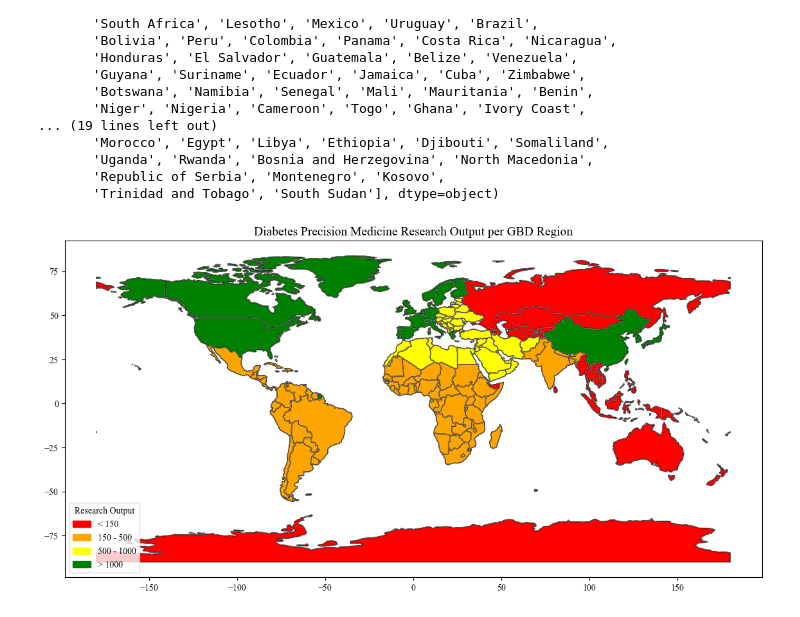
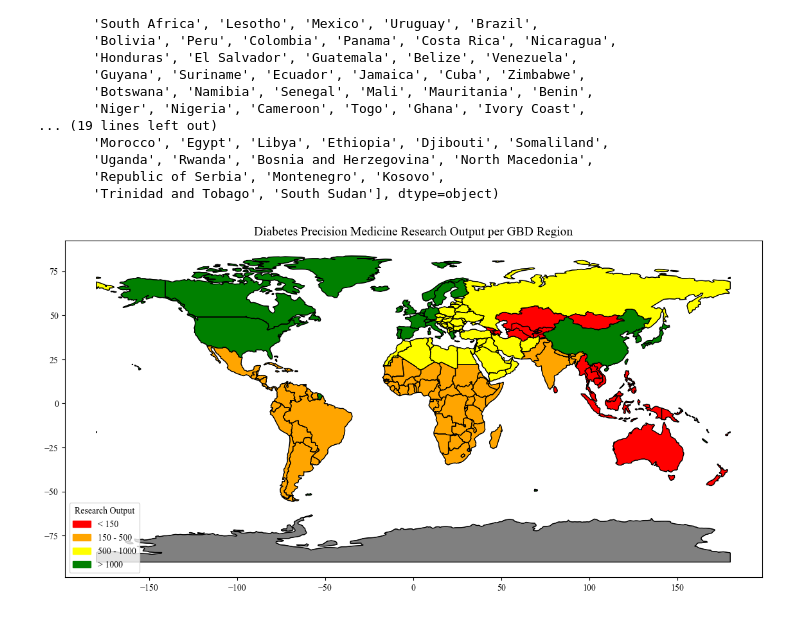
Before and after one commit to chroniq-lab/equity_precision_llm, a Jupyter notebook: preprocessing/creating world map of research output.ipynb, the cells around one changed output. Drawn from its saved outputs; the diff is of its cells as text; code cells hidden in the pictures.

```diff
--- a/preprocessing/creating world map of research output.ipynb
+++ b/preprocessing/creating world map of research output.ipynb
@@ -69,12 +69,12 @@ gbd_to_countries = {
     "Central Asia": ["Armenia", "Azerbaijan", "Georgia", "Kazakhstan", "Uzbekistan", "Turkmenistan", "Kyrgyzstan", "Tajikistan", "Mongolia"],
     "Central and Eastern Europe": ["Belarus", "Ukraine", "Poland", "Austria", "Hungary",
         "Moldova", "Romania", "Lithuania", "Latvia", "Estonia", "Bulgaria", "Albania", "Croatia", "Slovakia", "Czechia", "Bosnia and Herzegovina",
-        "North Macedonia", "Republic of Serbia", "Montenegro", "Kosovo", "Slovenia", "Russian Federation"],
+        "North Macedonia", "Republic of Serbia", "Montenegro", "Kosovo", "Slovenia", "Russia"],
     "East Asia": ["China", "Taiwan", "Japan", "Singapore", "North Korea", "South Korea", "Brunei"],
-    "Latin America & Caribbean": ["Argentina", "Chile", "Mexico", "Uruguay", "Brazil", "Bolivia", "Peru", "Colombia", "Panama", "Costa Rica", "Nicaragua", "Honduras", "El Salvador", "Guatemala", "Belize", "Venezuela", "Guyana", "Suriname", "Ecuador", "Jamaica", "Cuba", "Haiti", "Dominican Republic", "Trinidad and Tobago", "Paraguay", "The Bahamas", "Antigua and Barbuda", "Saint Kitts and Nevis", "Barbados", "Dominica", "Grenada", "Saint Lucia", "Saint Vincent and the Grenadines"],
+    "Latin America & Caribbean": ["French Guiana", "Argentina", "Chile", "Mexico", "Uruguay", "Brazil", "Bolivia", "Peru", "Colombia", "Panama", "Costa Rica", "Nicaragua", "Honduras", "El Salvador", "Guatemala", "Belize", "Venezuela", "Guyana", "Suriname", "Ecuador", "Jamaica", "Cuba", "Haiti", "Dominican Republic", "Trinidad and Tobago", "Paraguay", "The Bahamas", "Antigua and Barbuda", "Saint Kitts and Nevis", "Barbados", "Dominica", "Grenada", "Saint Lucia", "Saint Vincent and the Grenadines"],
     "Middle East & North Africa": ["Afghanistan", "Algeria", "Bahrain", "Egypt", "Libya", "Morocco", "Tunisia", "Lebanon", "Jordan", "United Arab Emirates", "Qatar", "Kuwait", "Iraq", "Oman", "Yemen", "Saudi Arabia", "Syria", "Iran", "Palestine", "Turkey", "Western Sahara"],
     "South East Asia & Pacific Islands": [
-        "Fiji", "Kiribat", "Marshall Islands", "Micronesia",  "Nauru", "Niue", "Palau", "Vanuatu", "Cambodia", "Thailand", "Lao People's Democratic Republic", "Myanmar", "Vietnam", "Philippines", "Malaysia", "Solomon Islands", "Papua New Guinea", "Indonesia", "East Timor", "Maldives", "Sri Lanka", "Mauritius", "Seychelles", "Samoa", "Tonga", "Tuvalu"],
+        "Fiji", "Kiribat", "Marshall Islands", "Micronesia",  "Nauru", "Niue", "Palau", "Vanuatu", "Cambodia", "Thailand", "Lao People's Democratic Republic", "Laos", "Myanmar", "Vietnam", "Philippines", "Malaysia", "Solomon Islands", "Papua New Guinea", "Indonesia", "East Timor", "Maldives", "Sri Lanka", "Mauritius", "Seychelles", "Samoa", "Tonga", "Tuvalu", "New Zealand", "Australia"],
     "South Asia": ["India", "Bangladesh", "Bhutan", "Nepal", "Pakistan"],
     "Sub Saharan Africa": ["Democratic Republic of the Congo", "Somalia", "Kenya", "Sudan", "Chad",
         "Senegal", "Mali", "Benin", "Niger", "Nigeria", "Cameroon",
@@ -83,7 +83,7 @@ gbd_to_countries = {
         "Republic of the Congo", "Gabon", "Equatorial Guinea", "Zambia",
         "Malawi", "Mozambique", "Eswatini", "Angola", "Burundi", "Madagascar",
         "Gambia", "Eritrea", "Ethiopia", "Djibouti", "Uganda",
-        "Rwanda", "South Sudan", "Zimbabwe", "Botswana", "Namibia", "Lesotho",
+        "Rwanda", "South Sudan", "Somaliland", "Zimbabwe", "Botswana", "Namibia", "Lesotho",
         "South Africa", "United Republic of Tanzania", "Comoros", "Cabo Verde", "Mauritania", "Sao Tome and Principe"],
     "North America": ["Canada", "United States of America"],
         "Western Europe": ["Andorra", "United Kingdom", "Norway", "Denmark", "France", "Sweden", "Germany",
@@ -105,33 +105,40 @@ def categorize_output(value):
     if value < 150:
         return 'red'
     elif 150 <= value <= 500:
         return 'orange'
     elif 500 < value <= 1000:
         return 'yellow'
     else:
         return 'green'
 
+# Merge research output data with world GeoDataFrame
+# Flatten the gbd_to_countries dictionary
+country_to_output = {country: output for region, output in zip(df["GBD Region"], df["Diabetes Precision Medicine Research Output"]) for country in gbd_to_countries[region]}
+
+# Create a new column in the world GeoDataFrame for research output
+world["Diabetes Precision Medicine Research Output"] = world["SOVEREIGNT"].map(country_to_output)
+
 # Apply the function to create a new column for color mapping
-world["color"] = world["Diabetes Precision Medicine Research Output"].apply(categorize_output)
+world["color"] = world["Diabetes Precision Medicine Research Output"].apply(lambda x: categorize_output(x) if pd.notnull(x) else 'gray')
 
 # Plot the world map with research output
 fig, ax = plt.subplots(figsize=(14, 7))
-world.boundary.plot(ax=ax, linewidth=0.5, color="gray")
+world.boundary.plot(ax=ax, linewidth=0.5, color="black")
 world.plot(ax=ax, color=world["color"], edgecolor="black")
 
 # Custom legend
 legend_patches = [
     mpatches.Patch(color='red', label='< 150'),
     mpatches.Patch(color='orange', label='150 - 500'),
     mpatches.Patch(color='yellow', label='500 - 1000'),
     mpatches.Patch(color='green', label='> 1000')
 ]
 ax.legend(handles=legend_patches, title="Research Output", loc='lower left')
 
 # Add title
 plt.title("Diabetes Precision Medicine Research Output per GBD Region", fontsize=14)
 
 # Show the plot
 plt.show()
 # %% [output]
-[figure, old version]
+[figure, new version]
```
